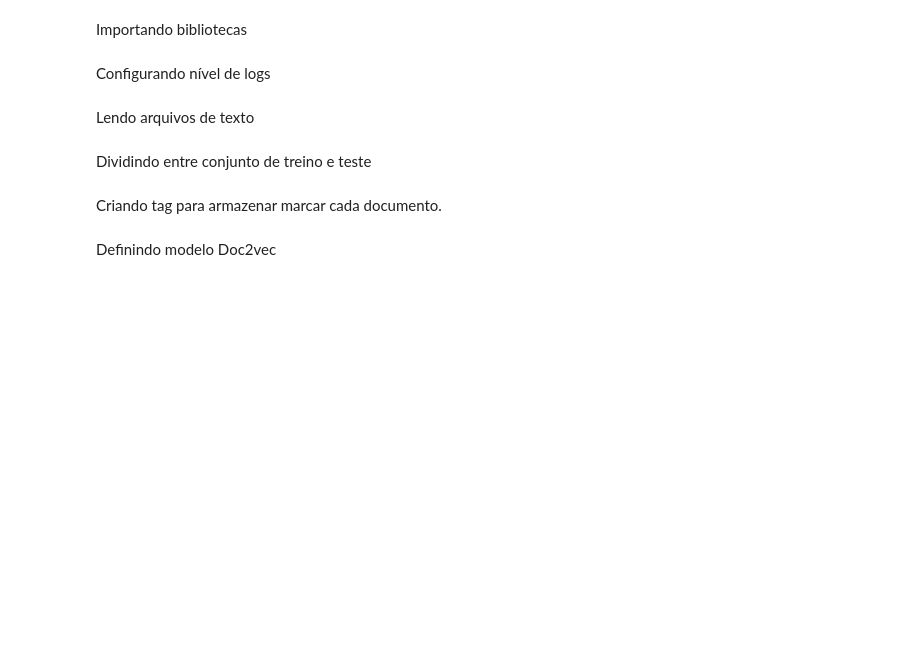
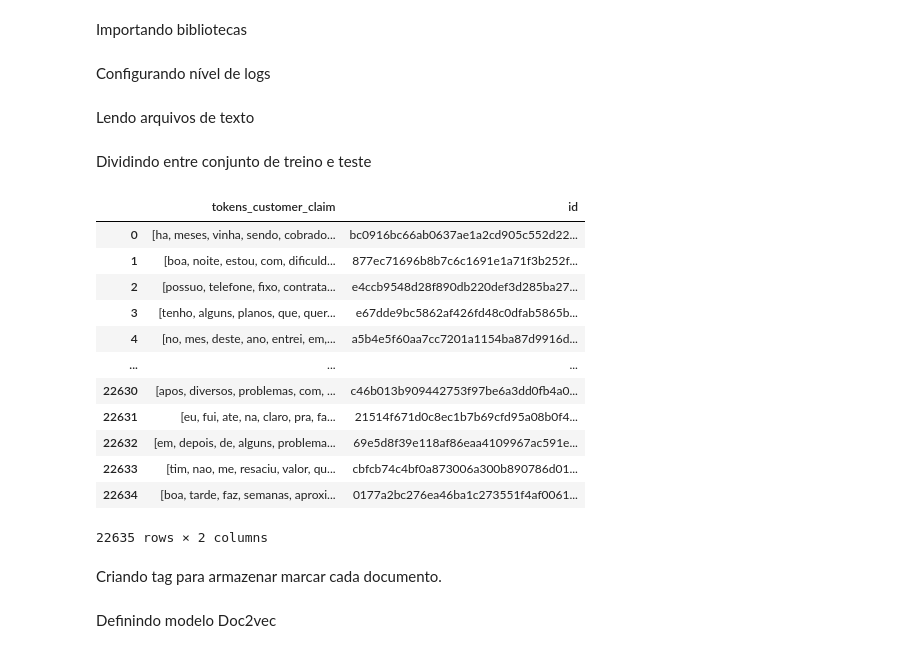
Before and after one commit to Squinelato/eEDB-002-2024-3, a Jupyter notebook: text_model/doc2vec_claims.ipynb, the cells around one changed output. Drawn from its saved outputs; the diff is of its cells as text; code cells hidden in the pictures; blank space fills up the shorter version.

```diff
--- a/text_model/doc2vec_claims.ipynb
+++ b/text_model/doc2vec_claims.ipynb
@@ -15,7 +15,7 @@ logging.basicConfig(format='%(asctime)s : %(levelname)s : %(message)s', level=lo
 # %% [markdown]
 Lendo arquivos de texto
 # %%
-rfzd_claims = pd.read_parquet('../dataset/refined/claims.parquet.snappy')
+rfzd_claims = pd.read_parquet('../dataset/refined/rfzd_telecom_pandemic_claims.parquet.snappy')
 # %% [markdown]
 Dividindo entre conjunto de treino e teste
 # %%
@@ -24,6 +24,22 @@ test_set = rfzd_claims.drop(train_set.index)
 
 train_set.reset_index(inplace=True, drop=True)
 test_set.reset_index(inplace=True, drop=True)
+# %%
+train_set
+# %% [output]
+|  | tokens_customer_claim | id |
+| 0 | [ha, meses, vinha, sendo, cobrado... | bc0916bc66ab0637ae1a2cd905c552d22... |
+| 1 | [boa, noite, estou, com, dificuld... | 877ec71696b8b7c6c1691e1a71f3b252f... |
+| 2 | [possuo, telefone, fixo, contrata... | e4ccb9548d28f890db220def3d285ba27... |
+| 3 | [tenho, alguns, planos, que, quer... | e67dde9bc5862af426fd48c0dfab5865b... |
+| 4 | [no, mes, deste, ano, entrei, em,... | a5b4e5f60aa7cc7201a1154ba87d9916d... |
+| ... | ... | ... |
+| 22630 | [apos, diversos, problemas, com, ... | c46b013b909442753f97be6a3dd0fb4a0... |
+| 22631 | [eu, fui, ate, na, claro, pra, fa... | 21514f671d0c8ec1b7b69cfd95a08b0f4... |
+| 22632 | [em, depois, de, alguns, problema... | 69e5d8f39e118af86eaa4109967ac591e... |
+| 22633 | [tim, nao, me, resaciu, valor, qu... | cbfcb74c4bf0a873006a300b890786d01... |
+| 22634 | [boa, tarde, faz, semanas, aproxi... | 0177a2bc276ea46ba1c273551f4af0061... |
+22635 rows × 2 columns
 # %% [markdown]
 Criando tag para armazenar marcar cada documento.
 # %%
```
Also changed, not shown: parts of 12 cells of this notebook, 8 other files.
